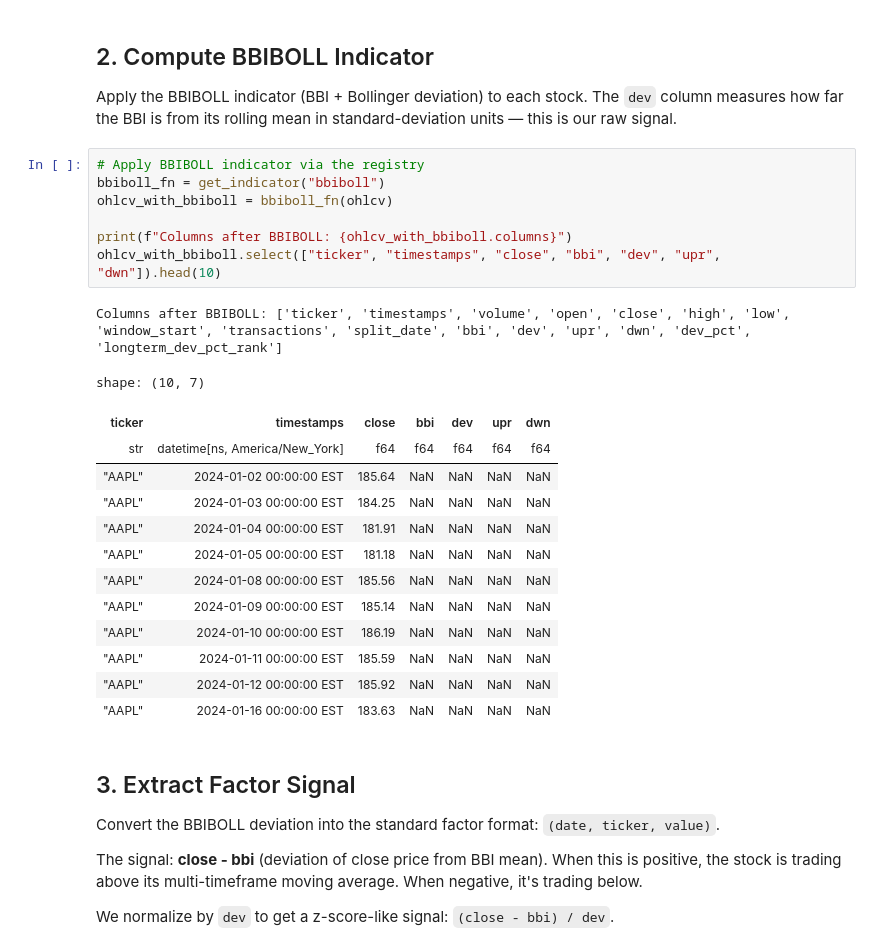
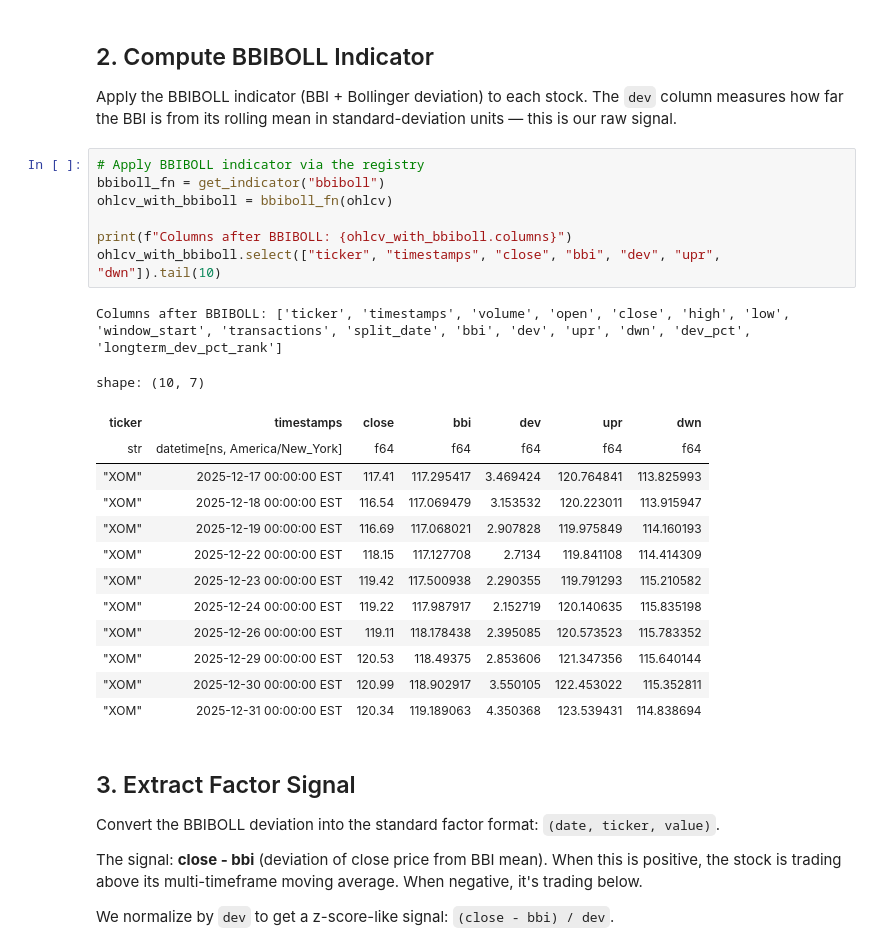
Before and after one commit to JerryHong08/jerryquant101, a Jupyter notebook: notebooks/1.1alpha_research.ipynb, the cells around one changed output. Saved outputs shown, nothing was run; the diff lists cells and outputs as text.

```diff
--- a/notebooks/alpha_research.ipynb
+++ b/notebooks/1.1alpha_research.ipynb
@@ -139,25 +128,25 @@ standard-deviation units — this is our raw signal.
 # %%
 # Apply BBIBOLL indicator via the registry
 bbiboll_fn = get_indicator("bbiboll")
 ohlcv_with_bbiboll = bbiboll_fn(ohlcv)
 
 print(f"Columns after BBIBOLL: {ohlcv_with_bbiboll.columns}")
-ohlcv_with_bbiboll.select(["ticker", "timestamps", "close", "bbi", "dev", "upr", "dwn"]).head(10)
+ohlcv_with_bbiboll.select(["ticker", "timestamps", "close", "bbi", "dev", "upr", "dwn"]).tail(10)
 # %% [output]
 Columns after BBIBOLL: ['ticker', 'timestamps', 'volume', 'open', 'close', 'high', 'low', 'window_start', 'transactions', 'split_date', 'bbi', 'dev', 'upr', 'dwn', 'dev_pct', 'longterm_dev_pct_rank']
 shape: (10, 7)
 | ticker | timestamps | close | bbi | dev | upr | dwn |
 | str | datetime[ns, America/New_York] | f64 | f64 | f64 | f64 | f64 |
-| "AAPL" | 2024-01-02 00:00:00 EST | 185.64 | NaN | NaN | NaN | NaN |
-| "AAPL" | 2024-01-03 00:00:00 EST | 184.25 | NaN | NaN | NaN | NaN |
-| "AAPL" | 2024-01-04 00:00:00 EST | 181.91 | NaN | NaN | NaN | NaN |
-| "AAPL" | 2024-01-05 00:00:00 EST | 181.18 | NaN | NaN | NaN | NaN |
-| "AAPL" | 2024-01-08 00:00:00 EST | 185.56 | NaN | NaN | NaN | NaN |
-| "AAPL" | 2024-01-09 00:00:00 EST | 185.14 | NaN | NaN | NaN | NaN |
-| "AAPL" | 2024-01-10 00:00:00 EST | 186.19 | NaN | NaN | NaN | NaN |
-| "AAPL" | 2024-01-11 00:00:00 EST | 185.59 | NaN | NaN | NaN | NaN |
-| "AAPL" | 2024-01-12 00:00:00 EST | 185.92 | NaN | NaN | NaN | NaN |
-| "AAPL" | 2024-01-16 00:00:00 EST | 183.63 | NaN | NaN | NaN | NaN |
+| "XOM" | 2025-12-17 00:00:00 EST | 117.41 | 117.295417 | 3.469424 | 120.764841 | 113.825993 |
+| "XOM" | 2025-12-18 00:00:00 EST | 116.54 | 117.069479 | 3.153532 | 120.223011 | 113.915947 |
+| "XOM" | 2025-12-19 00:00:00 EST | 116.69 | 117.068021 | 2.907828 | 119.975849 | 114.160193 |
+| "XOM" | 2025-12-22 00:00:00 EST | 118.15 | 117.127708 | 2.7134 | 119.841108 | 114.414309 |
+| "XOM" | 2025-12-23 00:00:00 EST | 119.42 | 117.500938 | 2.290355 | 119.791293 | 115.210582 |
+| "XOM" | 2025-12-24 00:00:00 EST | 119.22 | 117.987917 | 2.152719 | 120.140635 | 115.835198 |
+| "XOM" | 2025-12-26 00:00:00 EST | 119.11 | 118.178438 | 2.395085 | 120.573523 | 115.783352 |
+| "XOM" | 2025-12-29 00:00:00 EST | 120.53 | 118.49375 | 2.853606 | 121.347356 | 115.640144 |
+| "XOM" | 2025-12-30 00:00:00 EST | 120.99 | 118.902917 | 3.550105 | 122.453022 | 115.352811 |
+| "XOM" | 2025-12-31 00:00:00 EST | 120.34 | 119.189063 | 4.350368 | 123.539431 | 114.838694 |
 # %% [markdown]
 ## 3. Extract Factor Signal
 
```
Also changed, not shown: parts of 2 cells of this notebook, 36 other files.
